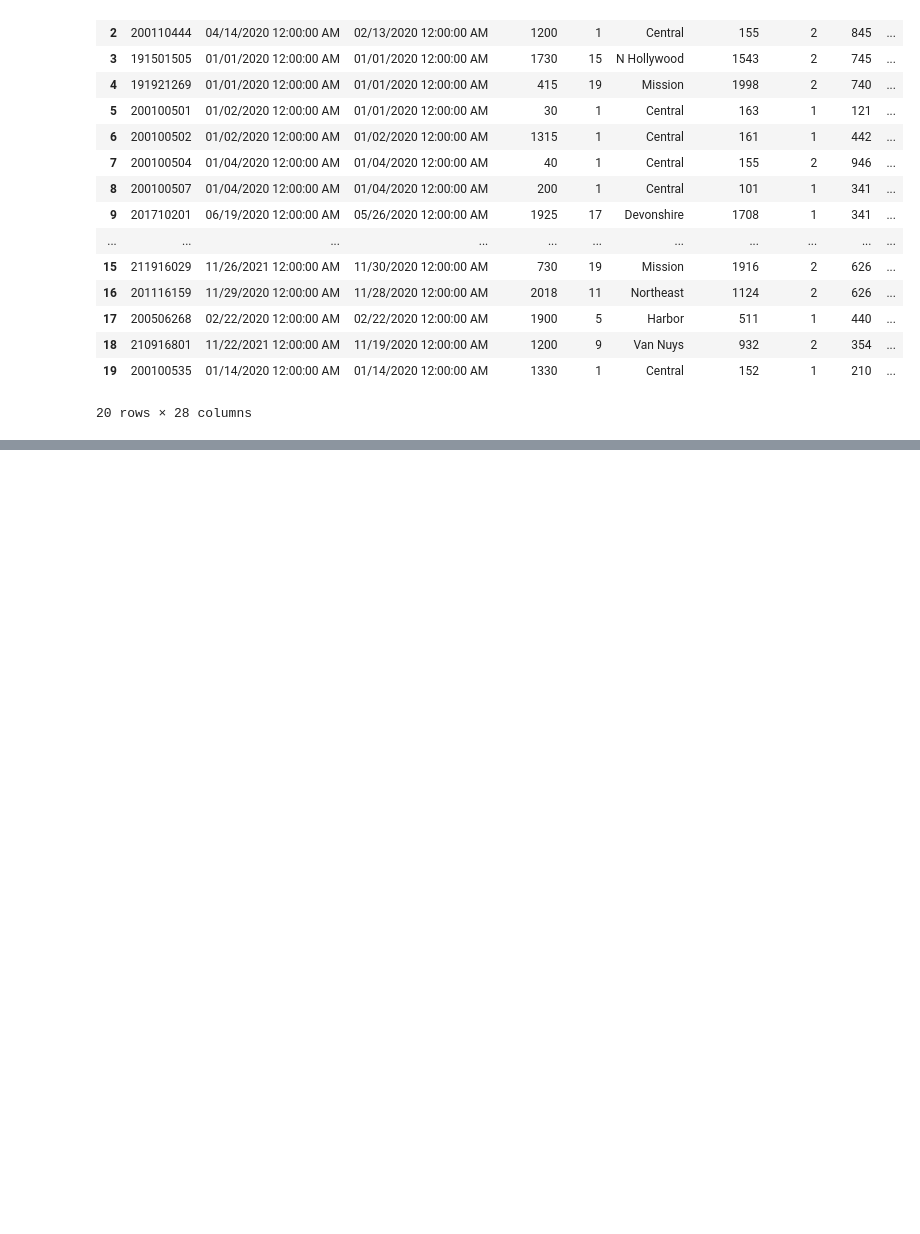
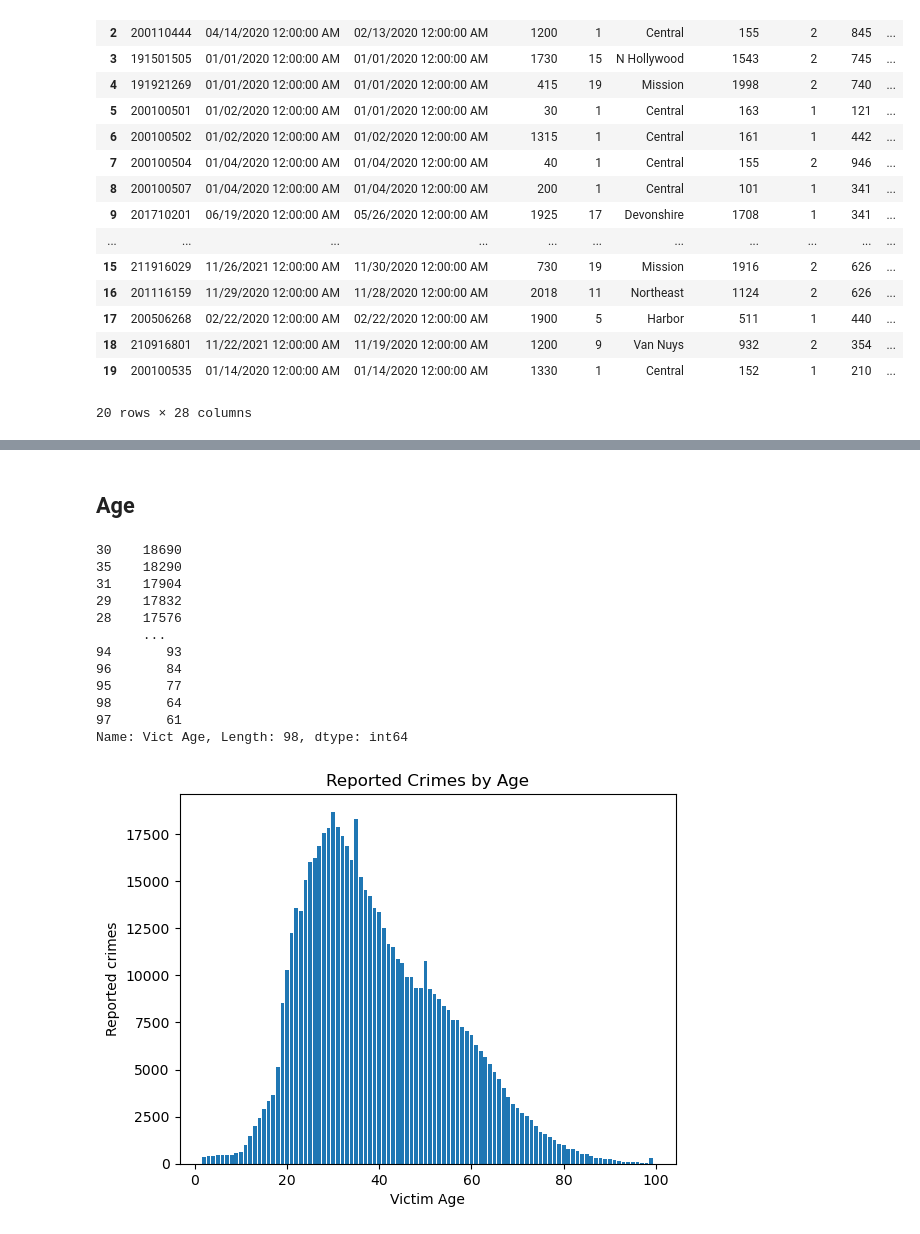
Before and after one commit to Ivanco19/Project-1, a Jupyter notebook: project1.ipynb, the cells around one changed output, grey strips where cells are left out. Cells and saved outputs as stored; diff of their text form; code cells hidden in the pictures; blank space fills up the shorter version.

```diff
--- a/project1.ipynb
+++ b/project1.ipynb
@@ -71,0 +97,33 @@ Name: count, Length: 127, dtype: int64
+# %% [markdown]
+## Age
+# %%
+#Drop  negative values from Age
+
+to_drop=[0,-1,-2,-3]
+
+clean_Age_df=clean_sex_df[~clean_sex_df["Vict Age"].isin(to_drop)]
+
+clean_Age_df ["Vict Age"]
+
+Age=clean_Age_df["Vict Age"].value_counts()
+
+plt.bar(Age.index,Age.values)
+
+plt.title('Reported Crimes by Age')
+plt.xlabel('Victim Age')
+plt.ylabel('Reported crimes')
+Age
+# %% [output]
+30    18690
+35    18290
+31    17904
+29    17832
+28    17576
+      ...
+94       93
+96       84
+95       77
+98       64
+97       61
+Name: Vict Age, Length: 98, dtype: int64
+[figure, added]
```
Also changed, not shown: parts of 8 cells of this notebook.
